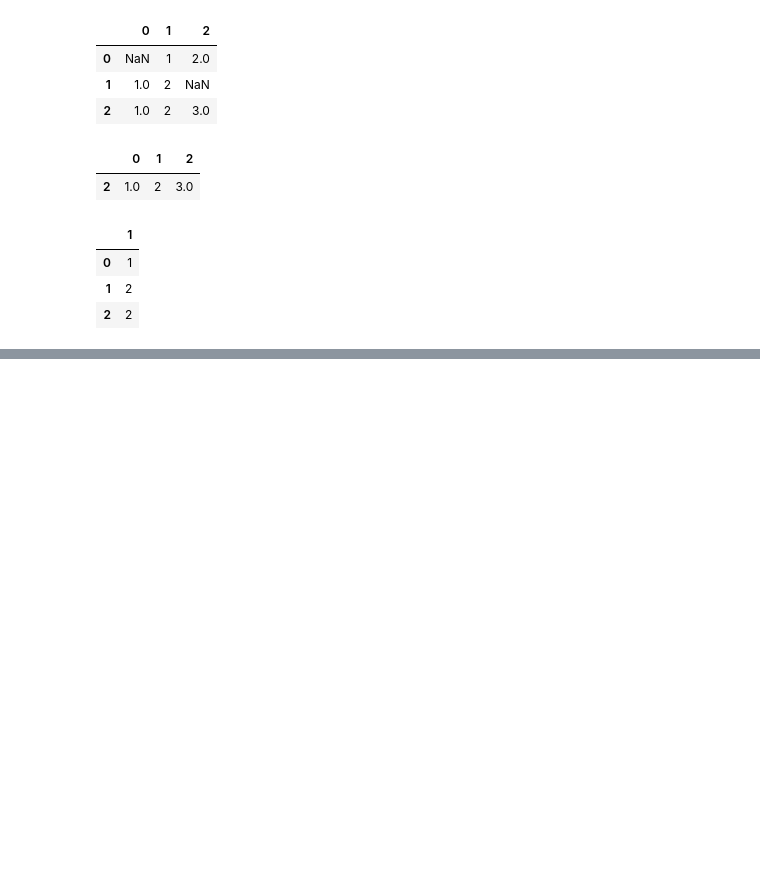
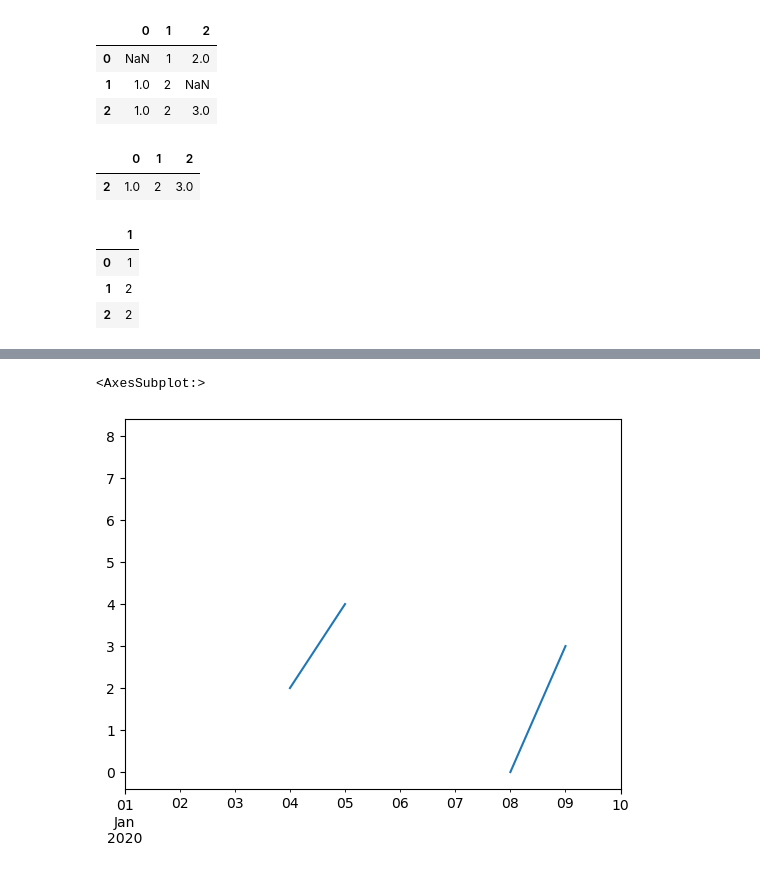
Before and after one commit to SiddheshDaphane/Data-Analysis-in-Python, a Jupyter notebook: Everything-about-Numpy-and-Pandas/Basic_to_advance_pandas.ipynb, the cells around one changed output, grey strips where cells are left out. Drawn from its saved outputs; the diff is of its cells as text; code cells hidden in the pictures; blank space fills up the shorter version.

```diff
--- a/Everything-about-Numpy-and-Pandas/Basic_to_advance_pandas.ipynb
+++ b/Everything-about-Numpy-and-Pandas/Basic_to_advance_pandas.ipynb
@@ -1479,0 +1648,3 @@ df.dropna(axis=1)
+# %%
+idx = pd.date_range("2020-01-01", periods=10, freq="D")
+idx
@@ -1479,0 +1656,3 @@ df.dropna(axis=1)
+# %%
+data = np.random.default_rng(2).integers(0,10,10).astype(np.float64)
+data
@@ -1479,0 +1661,3 @@ df.dropna(axis=1)
+# %%
+ts = pd.Series(data, index=idx)
+ts
@@ -1479,0 +1676,3 @@ df.dropna(axis=1)
+# %%
+ts.iloc[[1,2,5,6,9]] = np.nan
+ts
@@ -1479,0 +1691,5 @@ df.dropna(axis=1)
+# %%
+ts.plot()
+# %% [output]
+<AxesSubplot:>
+[figure, added]
```
Also changed, not shown: parts of 29 cells of this notebook.
